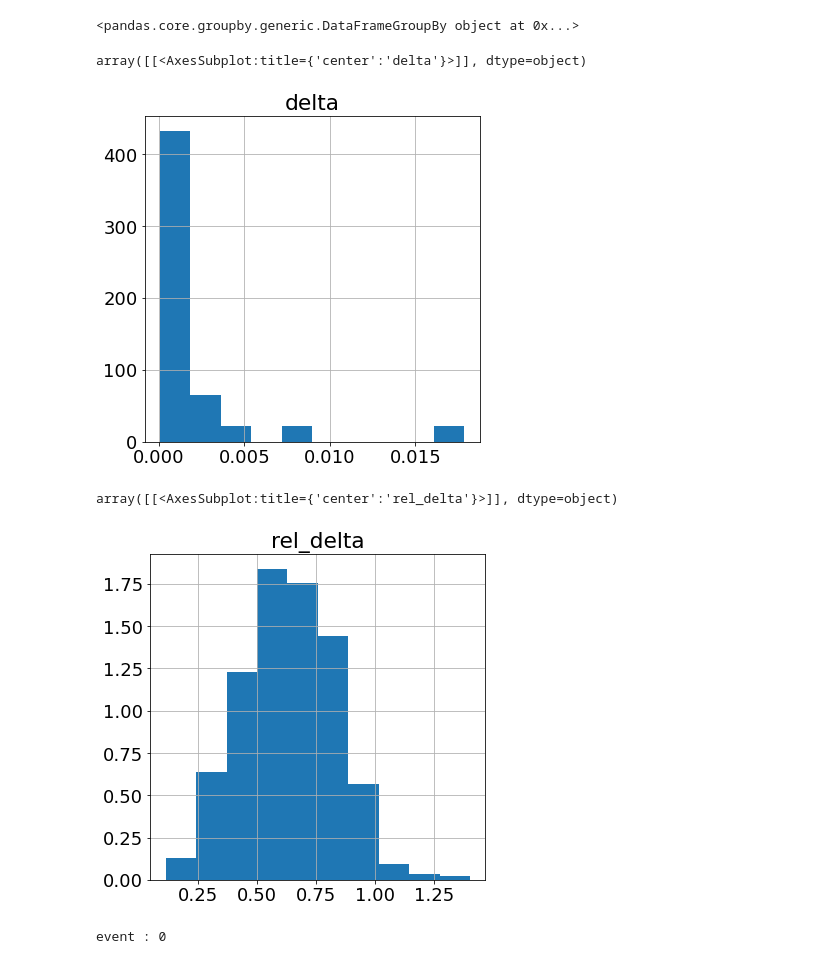
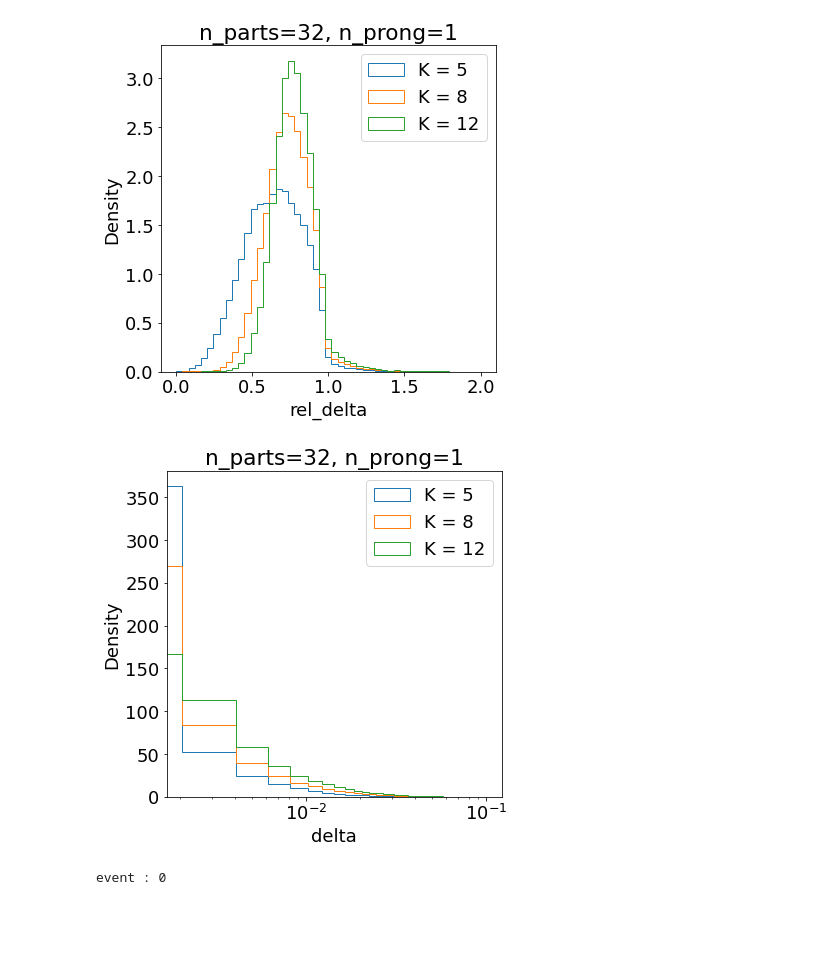
Before and after one commit to nswood/ToyJetGenerator, a Jupyter notebook: Testing_Toy_Jet_and_Plot_Zg.ipynb, the cells around one changed output. Drawn from its saved outputs; the diff is of its cells as text; code cells hidden in the pictures; blank space fills up the shorter version.

```diff
--- a/Testing_Toy_Jet_and_Plot_Zg.ipynb
+++ b/Testing_Toy_Jet_and_Plot_Zg.ipynb
@@ -59,17 +52,45 @@ df.head()
-# %%
-df_fs.groupby(['file_id', 'jet_id','k','num_parts','num_prong'])
-# %% [output]
-<pandas.core.groupby.generic.DataFrameGroupBy object at 0x...>
-# %%
-df_fs.groupby(['file_id', 'jet_id','k','num_parts','num_prong']).get_group((0, 0, 5, 26, 1)).hist('delta',density = True)
-# %% [output]
-array([[<AxesSubplot:title={'center':'delta'}>]], dtype=object)
-[figure, removed]
-# %%
-df_fs.groupby(['k','num_parts','num_prong']).get_group((5, 26, 1)).hist('rel_delta',density = True)
-# %% [output]
-array([[<AxesSubplot:title={'center':'rel_delta'}>]], dtype=object)
-[figure, removed]
+# %%
+grouped = df_fs.groupby(['num_parts', 'num_prong'])
+
+# Define the bins
+rel_bins = np.linspace(0, 2, 50)
+
+bins = np.linspace(0, 0.1, 50)
+
+
+for combo in product(df_fs['num_parts'].unique(), df_fs['num_prong'].unique()):
+    plt.figure()
+    for k in df_fs['k'].unique():
+        try:
+            subset = grouped.get_group(combo)
+            k_grouped = subset.groupby(['k']).get_group(k)
+            plt.hist(k_grouped['rel_delta'], bins=rel_bins, label=f'K = {k}', histtype='step',density = 'True')
+            plt.title(f'n_parts={combo[0]}, n_prong={combo[1]}')
+            plt.legend()
+            plt.xlabel('rel_delta')
+            plt.ylabel('Density')
+        except KeyError:
+            # This combination doesn't exist in the data
+            pass
+    plt.show()
+    plt.figure()
+    for k in df_fs['k'].unique():
+        try:
+            subset = grouped.get_group(combo)
+            k_grouped = subset.groupby(['k']).get_group(k)
+            plt.hist(k_grouped['delta'], bins=bins, label=f'K = {k}', histtype='step',density = 'True')
+            plt.title(f'n_parts={combo[0]}, n_prong={combo[1]}')
+            plt.legend()
+            plt.xlabel('delta')
+            plt.xscale('log')
+            plt.ylabel('Density')
+        except KeyError:
+            # This combination doesn't exist in the data
+            pass
+    plt.show()
+# %% [output]
+[figure, added]
+[figure, added]
 # %%
 # simple_sig_2p_16part = jet_data_generator("signal",0.00005, 2, 16, True)
 realistic_sig_2p_16part = realistic_generator("signal",4, 64, True)
```
Also changed, not shown: parts of 6 cells of this notebook, 4 other files.
